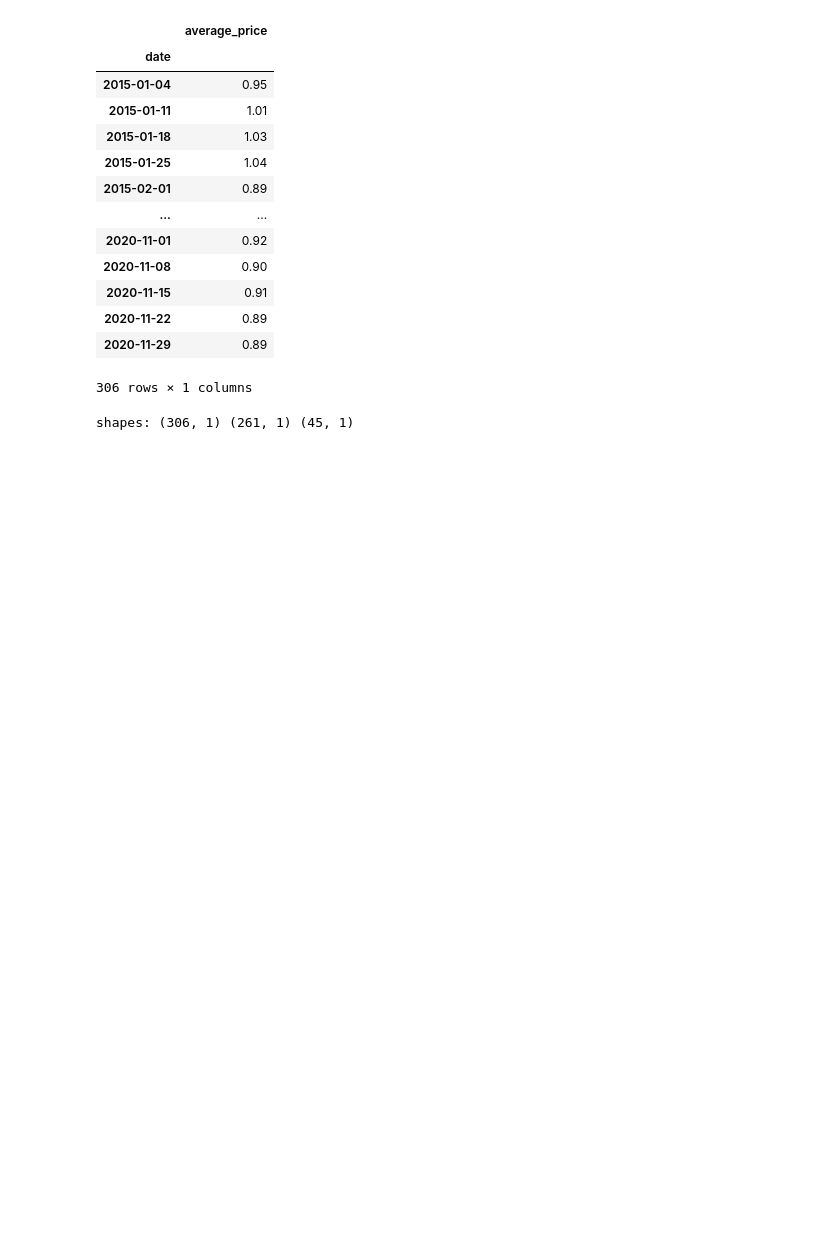
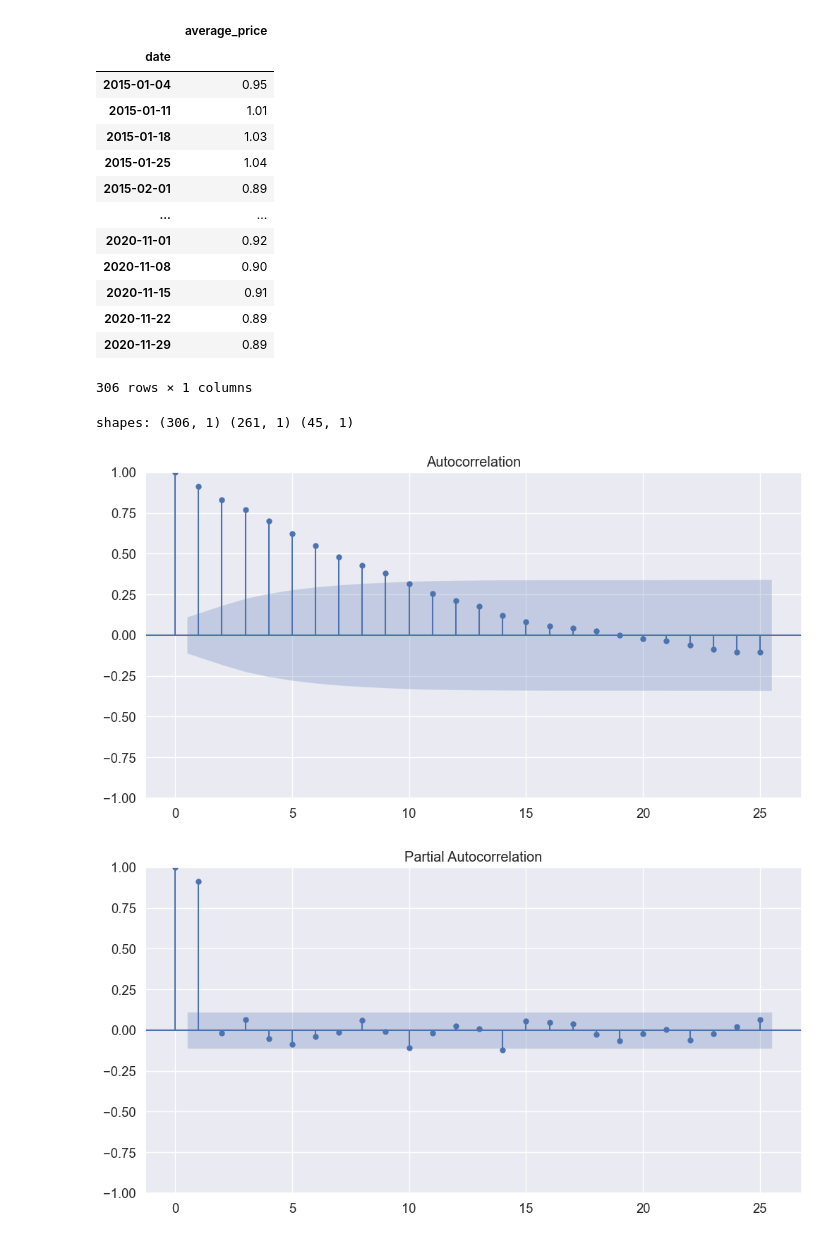
Before and after one commit to Tejaswini170104/CH5020-Term-paper-presentation, a Jupyter notebook: ARMA Model.ipynb, the cells around one changed output. Drawn from its saved outputs; the diff is of its cells as text; code cells hidden in the pictures; blank space fills up the shorter version.

```diff
--- a/ARMA Model.ipynb
+++ b/ARMA Model.ipynb
@@ -85,9 +85,20 @@ shapes: (306, 1) (261, 1) (45, 1)
 # %%
 from statsmodels.graphics.tsaplots import plot_acf
 data = sub_df
 plot_acf(data['average_price'])
 # Define the path for saving the file in the Downloads folder
-downloads_path = os.path.join(os.path.expanduser("~"), "Downloads", "acf_plot.png")
+downloads_path = os.path.join(os.path.expanduser("~"), "Downloads", "acfarma_plot.png")
 # Save the plot as a PNG
 plt.savefig(downloads_path, format="png")
 plt.show()
+from statsmodels.graphics.tsaplots import plot_pacf
+data = sub_df
+plot_pacf(data['average_price'])
+# Define the path for saving the file in the Downloads folder
+downloads_path = os.path.join(os.path.expanduser("~"), "Downloads", "pacfarma_plot.png")
+# Save the plot as a PNG
+plt.savefig(downloads_path, format="png")
+plt.show()
+# %% [output]
+[figure, added]
+[figure, added]
```
Also changed, not shown: parts of 3 cells of this notebook.
